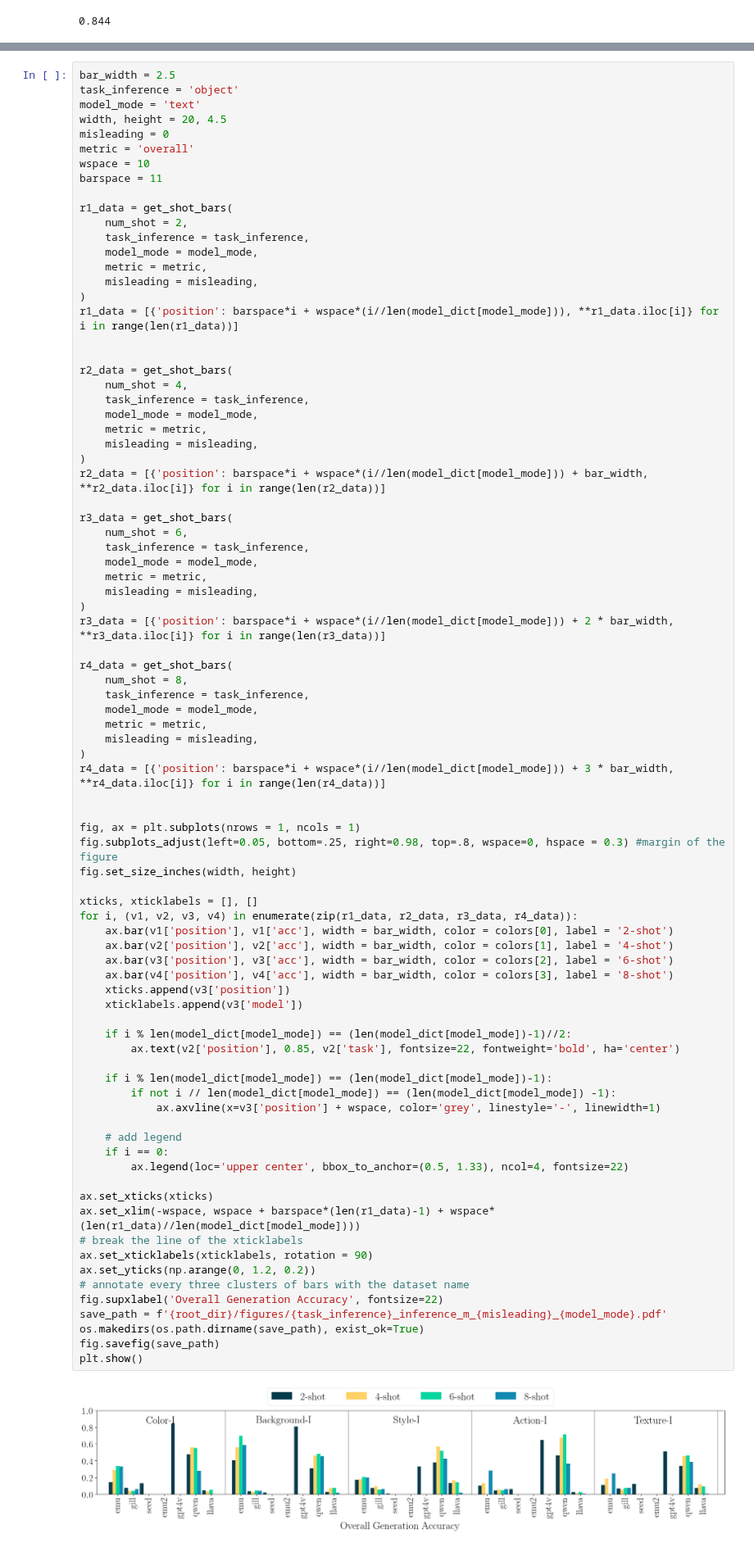
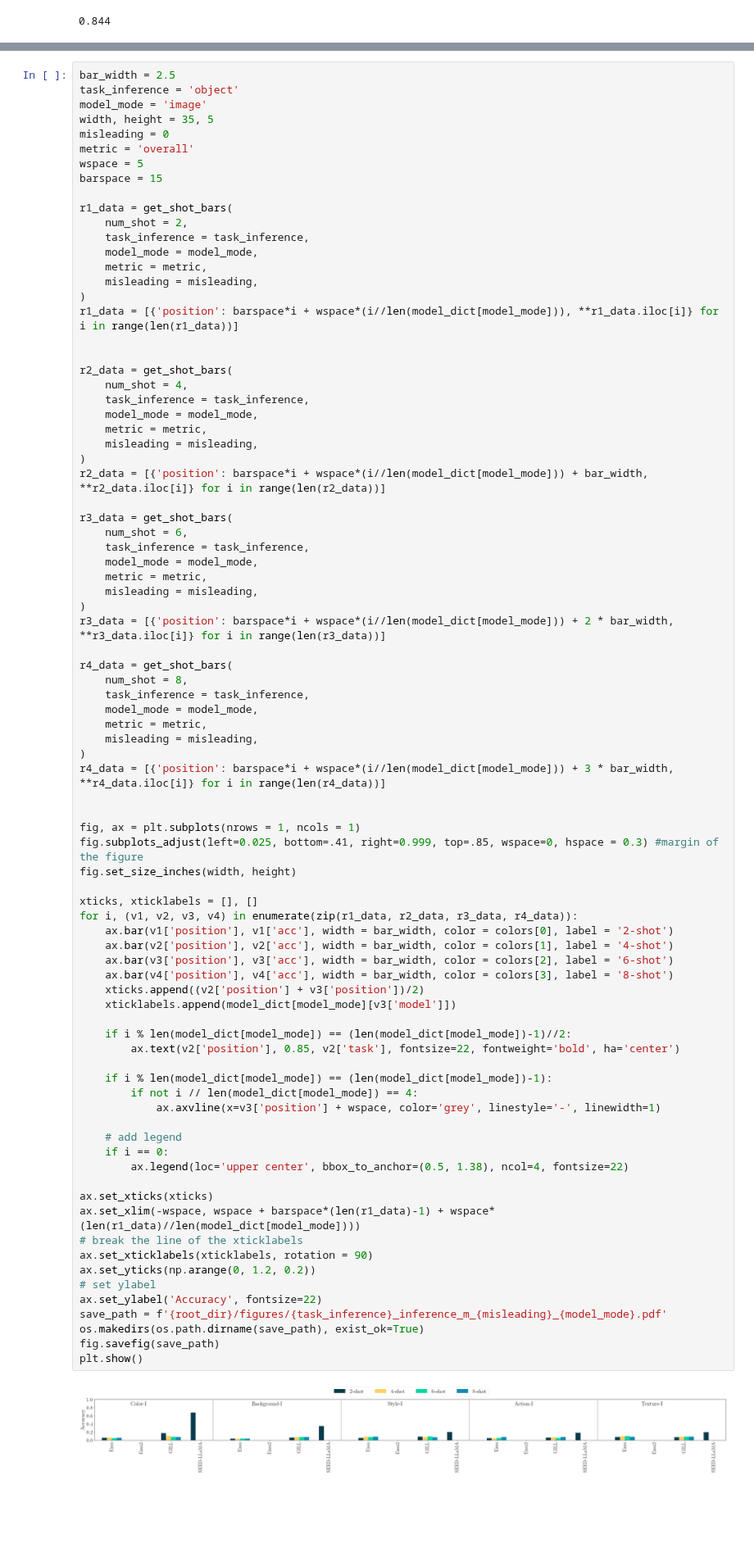
Before and after one commit to UW-Madison-Lee-Lab/CoBSAT, a Jupyter notebook: analysis/plot.ipynb, the cells around one changed output, grey strips where cells are left out. Shown at 82% size. Cells and saved outputs as stored; diff of their text form; blank space fills up the shorter version.

Commit message:
update plot

```diff
--- a/analysis/plot.ipynb
+++ b/analysis/plot.ipynb
@@ -144,12 +229,12 @@ get_shot_bars(
 # %%
 bar_width = 2.5
 task_inference = 'object'
-model_mode = 'text'
-width, height = 20, 4.5
+model_mode = 'image'
+width, height = 35, 5
 misleading = 0
 metric = 'overall'
-wspace = 10
-barspace = 11
+wspace = 5
+barspace = 15
 
 r1_data = get_shot_bars(
     num_shot = 2,
@@ -190,39 +275,39 @@ r4_data = [{'position': barspace*i + wspace*(i//len(model_dict[model_mode])) + 3
 
 
 fig, ax = plt.subplots(nrows = 1, ncols = 1)
-fig.subplots_adjust(left=0.05, bottom=.25, right=0.98, top=.8, wspace=0, hspace = 0.3) #margin of the figure
+fig.subplots_adjust(left=0.025, bottom=.41, right=0.999, top=.85, wspace=0, hspace = 0.3) #margin of the figure
 fig.set_size_inches(width, height)
 
 xticks, xticklabels = [], []
 for i, (v1, v2, v3, v4) in enumerate(zip(r1_data, r2_data, r3_data, r4_data)):
     ax.bar(v1['position'], v1['acc'], width = bar_width, color = colors[0], label = '2-shot')
     ax.bar(v2['position'], v2['acc'], width = bar_width, color = colors[1], label = '4-shot')
     ax.bar(v3['position'], v3['acc'], width = bar_width, color = colors[2], label = '6-shot')
     ax.bar(v4['position'], v4['acc'], width = bar_width, color = colors[3], label = '8-shot')
-    xticks.append(v3['position'])
-    xticklabels.append(v3['model'])
+    xticks.append((v2['position'] + v3['position'])/2)
+    xticklabels.append(model_dict[model_mode][v3['model']])
 
     if i % len(model_dict[model_mode]) == (len(model_dict[model_mode])-1)//2:
         ax.text(v2['position'], 0.85, v2['task'], fontsize=22, fontweight='bold', ha='center')
 
     if i % len(model_dict[model_mode]) == (len(model_dict[model_mode])-1):
-        if not i // len(model_dict[model_mode]) == (len(model_dict[model_mode]) -1):
+        if not i // len(model_dict[model_mode]) == 4:
             ax.axvline(x=v3['position'] + wspace, color='grey', linestyle='-', linewidth=1)
 
     # add legend
     if i == 0:
-        ax.legend(loc='upper center', bbox_to_anchor=(0.5, 1.33), ncol=4, fontsize=22)
+        ax.legend(loc='upper center', bbox_to_anchor=(0.5, 1.38), ncol=4, fontsize=22)
 
 ax.set_xticks(xticks)
 ax.set_xlim(-wspace, wspace + barspace*(len(r1_data)-1) + wspace*(len(r1_data)//len(model_dict[model_mode])))
 # break the line of the xticklabels
 ax.set_xticklabels(xticklabels, rotation = 90)
 ax.set_yticks(np.arange(0, 1.2, 0.2))
-# annotate every three clusters of bars with the dataset name
-fig.supxlabel('Overall Generation Accuracy', fontsize=22)
+# set ylabel
+ax.set_ylabel('Accuracy', fontsize=22)
 save_path = f'{root_dir}/figures/{task_inference}_inference_m_{misleading}_{model_mode}.pdf'
 os.makedirs(os.path.dirname(save_path), exist_ok=True)
 fig.savefig(save_path)
 plt.show()
 # %% [output]
-[figure, old version]
+[figure, new version]
```
Also changed, not shown: parts of 3 cells of this notebook.
